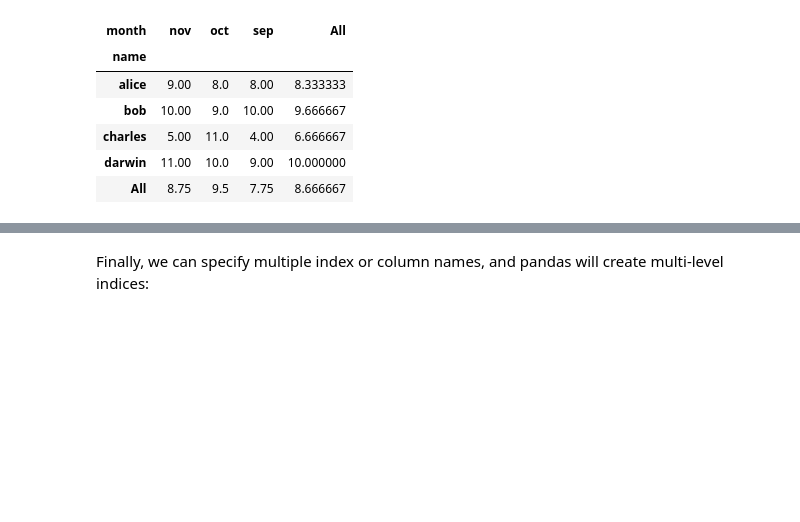
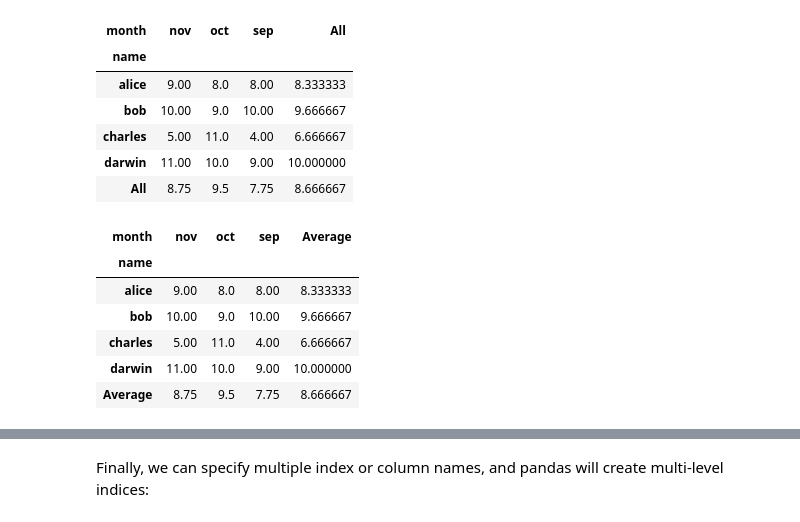
Before and after one commit to lightrao/handson-ml3, a Jupyter notebook: tools_pandas.ipynb, the cells around one changed output, grey strips where cells are left out. Cells and saved outputs as stored; diff of their text form; code cells hidden in the pictures; blank space fills up the shorter version.

```diff
--- a/tools_pandas.ipynb
+++ b/tools_pandas.ipynb
@@ -1712,6 +1768,11 @@ bonus_points
 # %%
-more_grades = final_grades_clean.stack().reset_index()
+more_grades = final_grades_clean.stack()
+print("After stack:\n", more_grades)
+more_grades = more_grades.reset_index()
+print("After reset index:\n", more_grades)
 more_grades.columns = ["name", "month", "grade"]
+print("After add three columns:\n", more_grades)
 more_grades["bonus"] = [np.nan, np.nan, np.nan, 0, np.nan, 2, 3, 3, 0, 0, 1, 0]
-more_grades
+print("After add bonus column:\n", more_grades)
+print(type(more_grades))
 # %% [output]
@@ -1757,3 +1829,20 @@ pd.pivot_table(more_grades, index="name", values="grade", columns="month", margi
 | charles | 5.00 | 11.0 | 4.00 | 6.666667 |
 | darwin | 11.00 | 10.0 | 9.00 | 10.000000 |
 | All | 8.75 | 9.5 | 7.75 | 8.666667 |
+# %%
+pd.pivot_table(
+    more_grades,
+    index="name",
+    values="grade",
+    columns="month",
+    margins=True,
+    margins_name="Average",
+)
+# %% [output]
+| month | nov | oct | sep | Average |
+| name |  |  |  |  |
+| alice | 9.00 | 8.0 | 8.00 | 8.333333 |
+| bob | 10.00 | 9.0 | 10.00 | 9.666667 |
+| charles | 5.00 | 11.0 | 4.00 | 6.666667 |
+| darwin | 11.00 | 10.0 | 9.00 | 10.000000 |
+| Average | 8.75 | 9.5 | 7.75 | 8.666667 |
```
Also changed, not shown: parts of 30 cells of this notebook, 1 other file.
